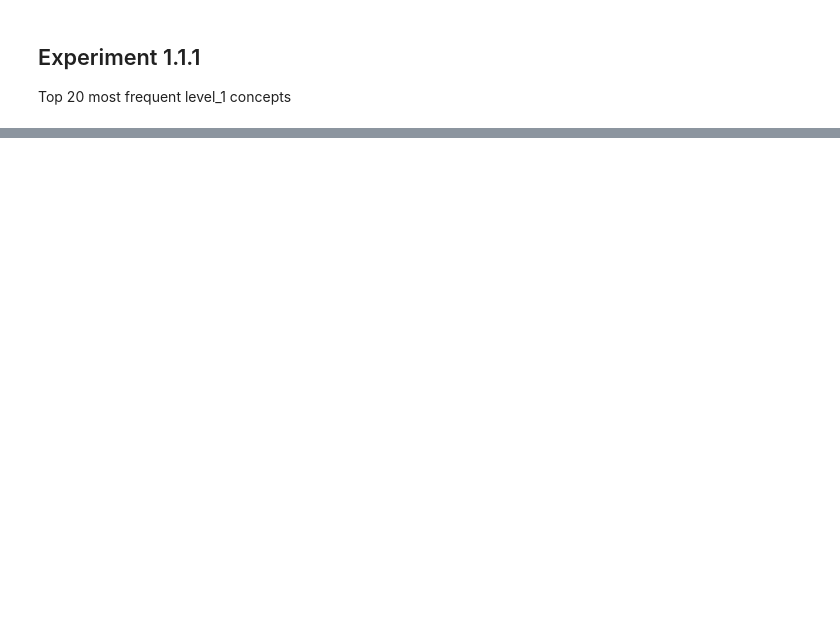
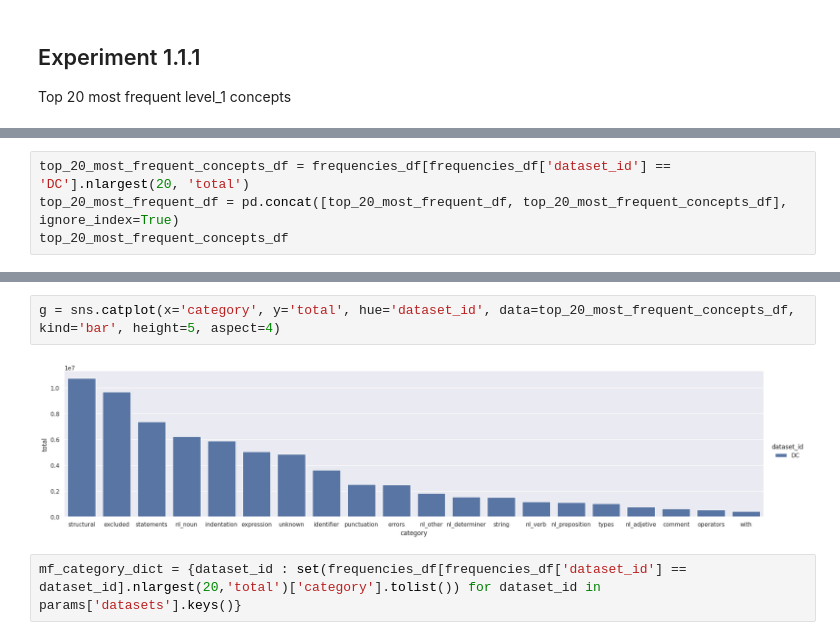
Before and after one commit to WM-SEMERU/code-rationales, a Jupyter notebook: nbs/experiments/[1.1.1]_[1.1.2].ipynb, the cells around one changed output, grey strips where cells are left out. Cells and saved outputs as stored; diff of their text form; blank space fills up the shorter version.

```diff
--- a/nbs/experiments/[1.1.1]_[1.1.2].ipynb
+++ b/nbs/experiments/[1.1.1]_[1.1.2].ipynb
@@ -183,0 +245,4 @@ g = sns.catplot(x='category', y='total', hue='dataset_id', data=frequencies_df,
+# %%
+top_20_most_frequent_concepts_df = frequencies_df[frequencies_df['dataset_id'] == 'DC'].nlargest(20, 'total')
+top_20_most_frequent_df = pd.concat([top_20_most_frequent_df, top_20_most_frequent_concepts_df], ignore_index=True)
+top_20_most_frequent_concepts_df
@@ -183,0 +267,6 @@ g = sns.catplot(x='category', y='total', hue='dataset_id', data=frequencies_df,
+# %%
+g = sns.catplot(x='category', y='total', hue='dataset_id', data=top_20_most_frequent_concepts_df, kind='bar', height=5, aspect=4)
+# %% [output]
+[figure, added]
+# %%
+mf_category_dict = {dataset_id : set(frequencies_df[frequencies_df['dataset_id'] == dataset_id].nlargest(20,'total')['category'].tolist()) for dataset_id in params['datasets'].keys()}
```
Also changed, not shown: parts of 34 cells of this notebook, 6 other files.
